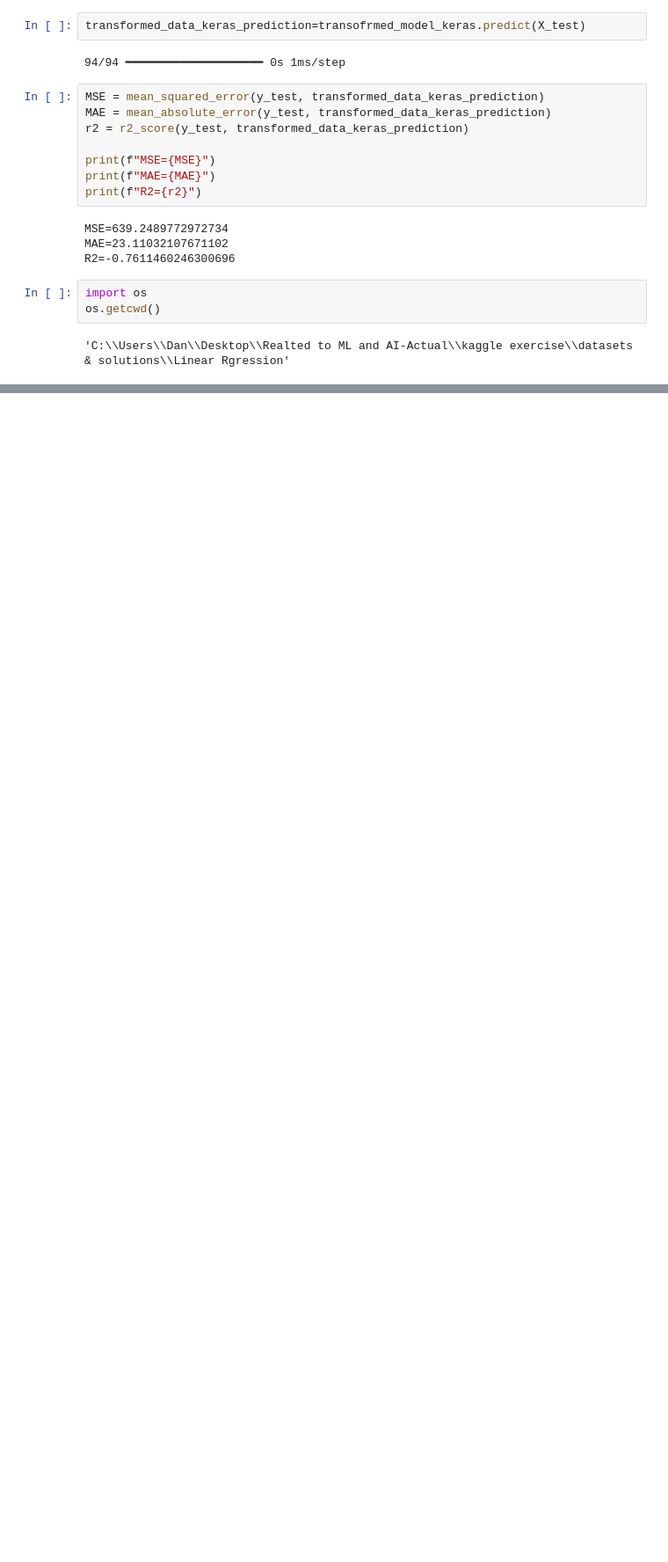
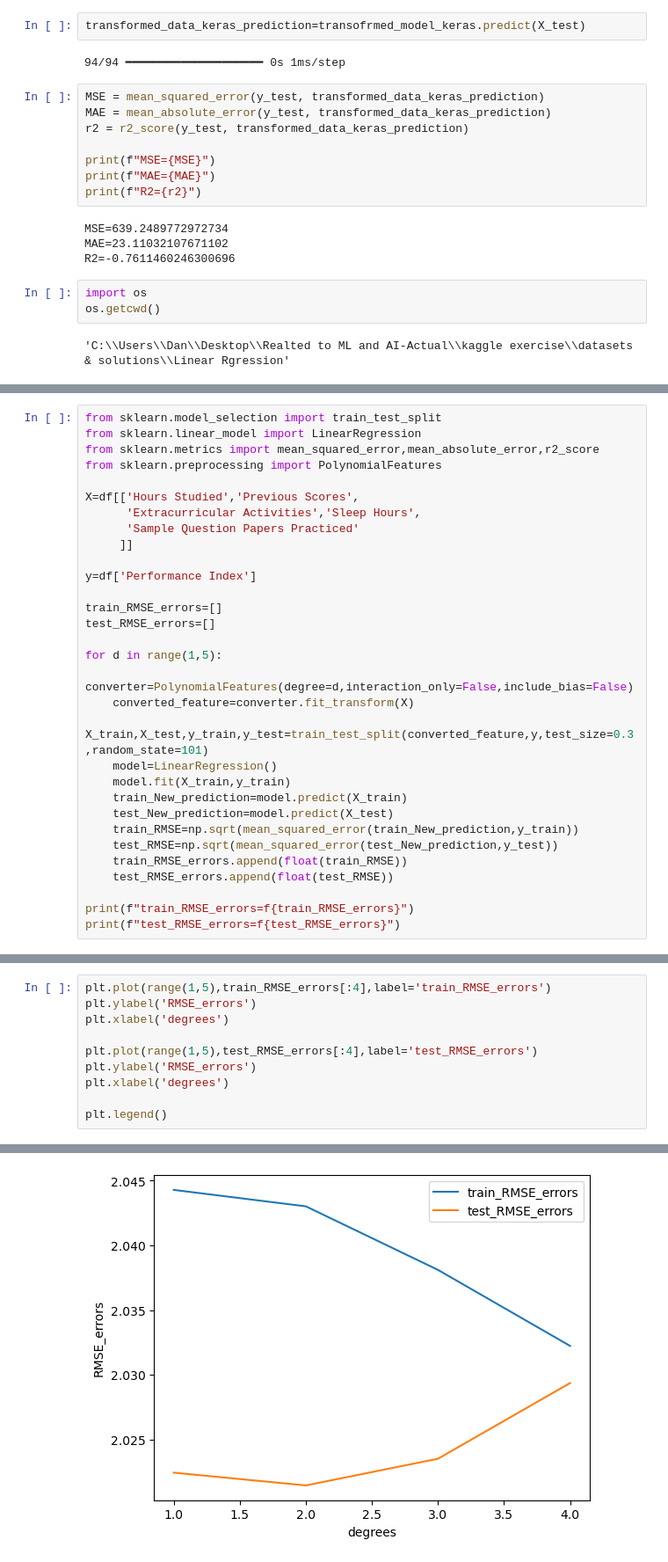
Before and after one commit to Daniel-A-S/student-performance-ml, a Jupyter notebook: Linear_Regression_student_performance.ipynb, the cells around one changed output, grey strips where cells are left out. Shown at 88% size. Saved outputs shown, nothing was run; the diff lists cells and outputs as text; blank space fills up the shorter version.

Commit message:
Add polynomial regression and degree selection

```diff
--- a/Linear_Regression_student_performance.ipynb
+++ b/Linear_Regression_student_performance.ipynb
@@ -439,0 +442,31 @@ os.getcwd()
+# %%
+from sklearn.model_selection import train_test_split
+from sklearn.linear_model import LinearRegression
+from sklearn.metrics import mean_squared_error,mean_absolute_error,r2_score
+from sklearn.preprocessing import PolynomialFeatures
+
+X=df[['Hours Studied','Previous Scores',
+      'Extracurricular Activities','Sleep Hours',
+      'Sample Question Papers Practiced'
+     ]]
+
+y=df['Performance Index']
+
+train_RMSE_errors=[]
+test_RMSE_errors=[]
+
+for d in range(1,5):
+    converter=PolynomialFeatures(degree=d,interaction_only=False,include_bias=False)
+    converted_feature=converter.fit_transform(X)
+    X_train,X_test,y_train,y_test=train_test_split(converted_feature,y,test_size=0.3,random_state=101)
+    model=LinearRegression()
+    model.fit(X_train,y_train)
+    train_New_prediction=model.predict(X_train)
+    test_New_prediction=model.predict(X_test)
+    train_RMSE=np.sqrt(mean_squared_error(train_New_prediction,y_train))
+    test_RMSE=np.sqrt(mean_squared_error(test_New_prediction,y_test))
+    train_RMSE_errors.append(float(train_RMSE))
+    test_RMSE_errors.append(float(test_RMSE))
+
+print(f"train_RMSE_errors=f{train_RMSE_errors}")
+print(f"test_RMSE_errors=f{test_RMSE_errors}")
@@ -439,0 +476,11 @@ os.getcwd()
+# %%
+plt.plot(range(1,5),train_RMSE_errors[:4],label='train_RMSE_errors')
+plt.ylabel('RMSE_errors')
+plt.xlabel('degrees')
+
+plt.plot(range(1,5),test_RMSE_errors[:4],label='test_RMSE_errors')
+plt.ylabel('RMSE_errors')
+plt.xlabel('degrees')
+
+plt.legend()
+# %% [output]
@@ -439,0 +488 @@ os.getcwd()
+[figure, added]
```
Also changed, not shown: parts of 4 cells of this notebook.
